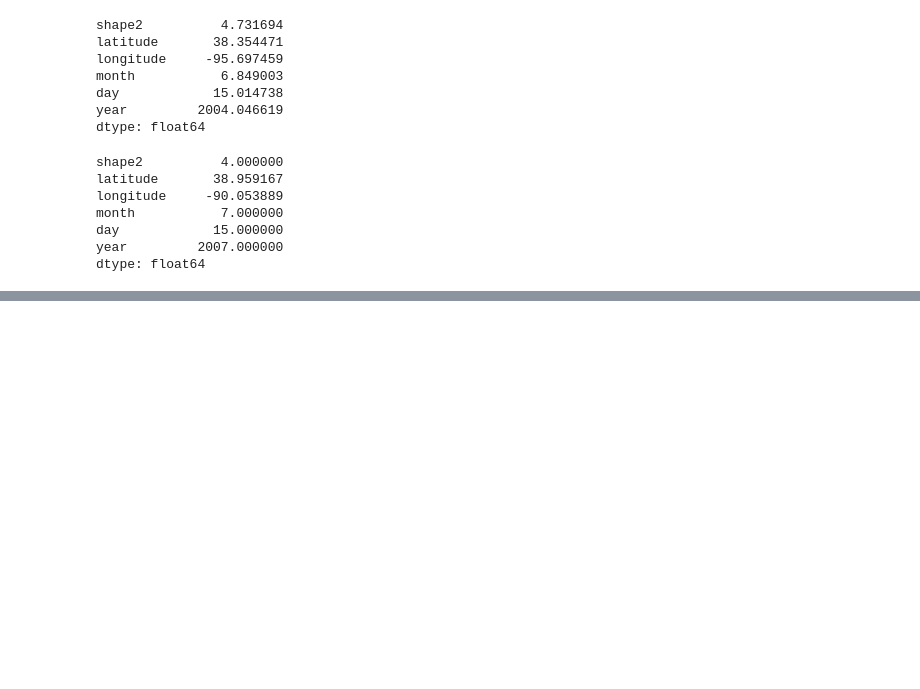
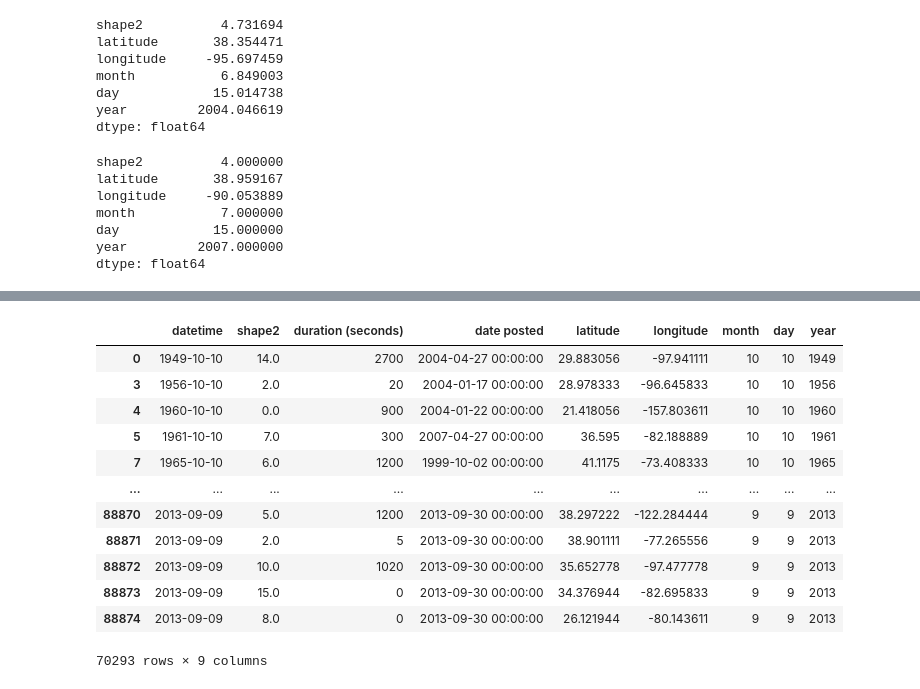
Before and after one commit to ehrich01/UFO, a Jupyter notebook: Notebooks/UFO.ipynb, the cells around one changed output, grey strips where cells are left out. Cells and saved outputs as stored; diff of their text form; code cells hidden in the pictures; blank space fills up the shorter version.

```diff
--- a/Notebooks/UFO.ipynb
+++ b/Notebooks/UFO.ipynb
@@ -330,0 +346,18 @@ dtype: float64
+# %%
+corr_matrix = dataset2.drop(['city', 'state', 'country', 'shape'], axis=1)
+# %%
+corr_matrix
+# %% [output]
+|  | datetime | shape2 | duration (seconds) | date posted | latitude | longitude | month | day | year |
+| 0 | 1949-10-10 | 14.0 | 2700 | 2004-04-27 00:00:00 | 29.883056 | -97.941111 | 10 | 10 | 1949 |
+| 3 | 1956-10-10 | 2.0 | 20 | 2004-01-17 00:00:00 | 28.978333 | -96.645833 | 10 | 10 | 1956 |
+| 4 | 1960-10-10 | 0.0 | 900 | 2004-01-22 00:00:00 | 21.418056 | -157.803611 | 10 | 10 | 1960 |
+| 5 | 1961-10-10 | 7.0 | 300 | 2007-04-27 00:00:00 | 36.595 | -82.188889 | 10 | 10 | 1961 |
+| 7 | 1965-10-10 | 6.0 | 1200 | 1999-10-02 00:00:00 | 41.1175 | -73.408333 | 10 | 10 | 1965 |
+| ... | ... | ... | ... | ... | ... | ... | ... | ... | ... |
+| 88870 | 2013-09-09 | 5.0 | 1200 | 2013-09-30 00:00:00 | 38.297222 | -122.284444 | 9 | 9 | 2013 |
+| 88871 | 2013-09-09 | 2.0 | 5 | 2013-09-30 00:00:00 | 38.901111 | -77.265556 | 9 | 9 | 2013 |
+| 88872 | 2013-09-09 | 10.0 | 1020 | 2013-09-30 00:00:00 | 35.652778 | -97.477778 | 9 | 9 | 2013 |
+| 88873 | 2013-09-09 | 15.0 | 0 | 2013-09-30 00:00:00 | 34.376944 | -82.695833 | 9 | 9 | 2013 |
+| 88874 | 2013-09-09 | 8.0 | 0 | 2013-09-30 00:00:00 | 26.121944 | -80.143611 | 9 | 9 | 2013 |
+70293 rows × 9 columns
```
Also changed, not shown: parts of 23 cells of this notebook, 5 other files.
